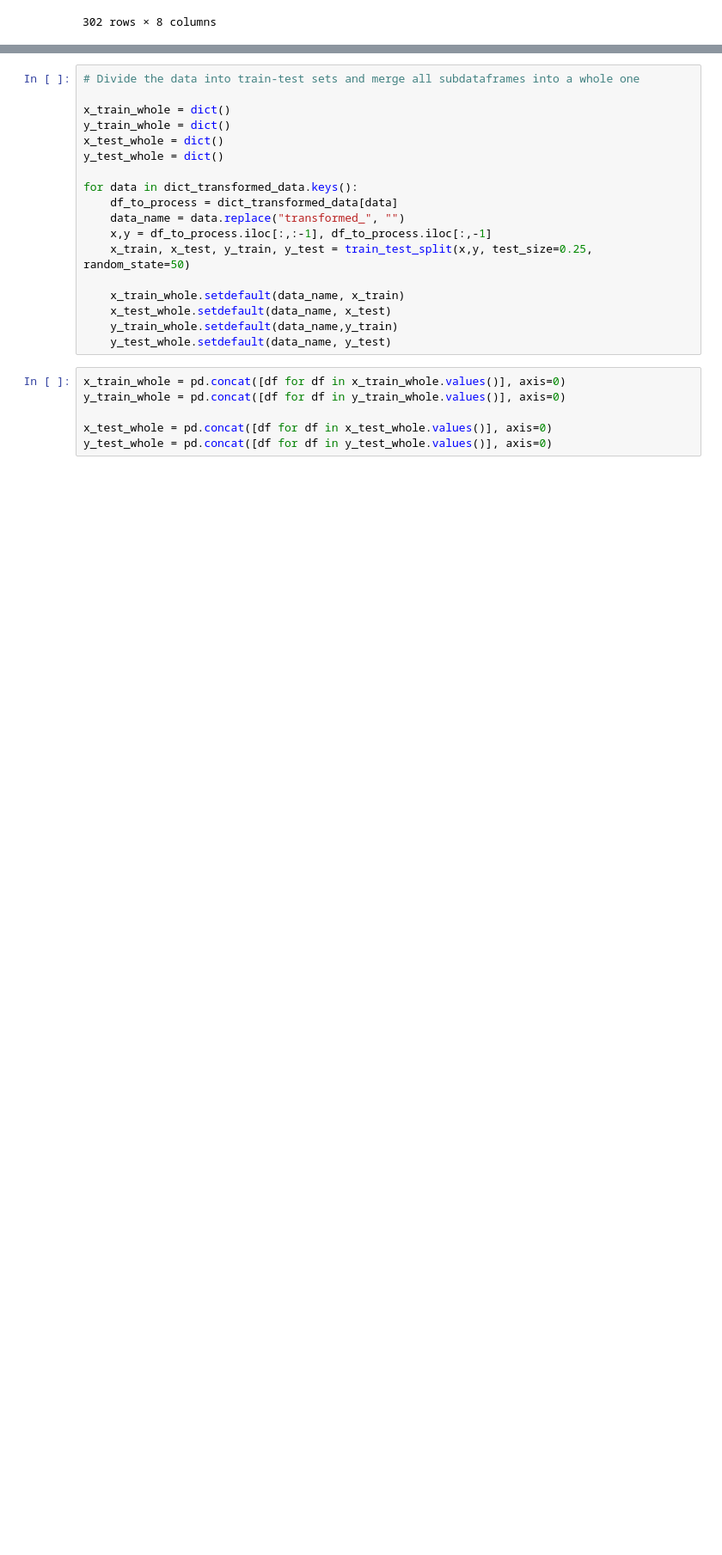
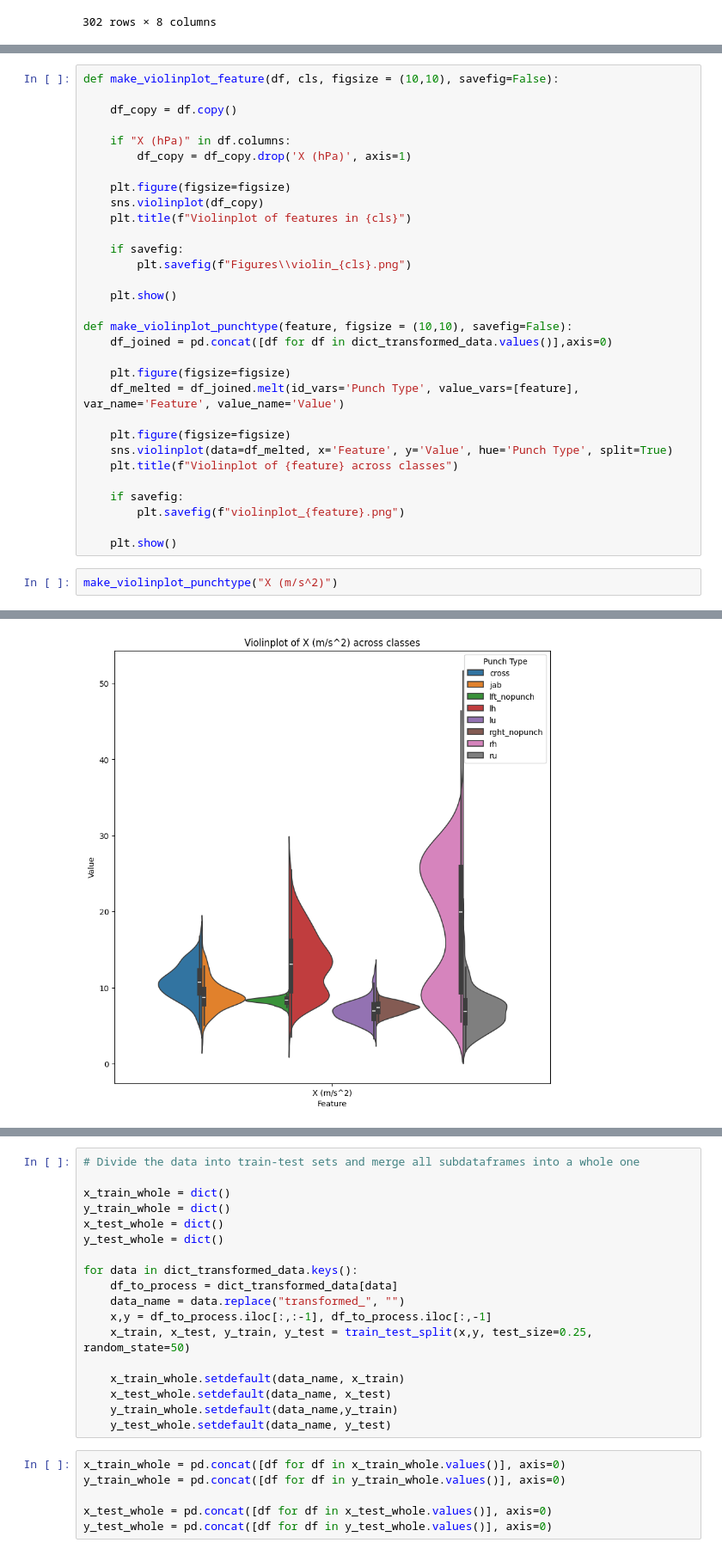
Before and after one commit to BruceLeo99/MLQS-VU-Project-Tyson, a Jupyter notebook: KNN.ipynb, the cells around one changed output, grey strips where cells are left out. Shown at 86% size. Saved outputs shown, nothing was run; the diff lists cells and outputs as text; blank space fills up the shorter version.

```diff
--- a/KNN.ipynb
+++ b/KNN.ipynb
@@ -50,0 +85,34 @@ dict_keys(['transformed_cross', 'transformed_jab', 'transformed_lft_nopunch', 't
+# %%
+def make_violinplot_feature(df, cls, figsize = (10,10), savefig=False):
+
+    df_copy = df.copy()
+
+    if "X (hPa)" in df.columns:
+        df_copy = df_copy.drop('X (hPa)', axis=1)
+
+    plt.figure(figsize=figsize)
+    sns.violinplot(df_copy)
+    plt.title(f"Violinplot of features in {cls}")
+
+    if savefig:
+        plt.savefig(f"Figures\\violin_{cls}.png")
+
+    plt.show()
+
+def make_violinplot_punchtype(feature, figsize = (10,10), savefig=False):
+    df_joined = pd.concat([df for df in dict_transformed_data.values()],axis=0)
+
+    plt.figure(figsize=figsize)
+    df_melted = df_joined.melt(id_vars='Punch Type', value_vars=[feature], var_name='Feature', value_name='Value')
+
+    plt.figure(figsize=figsize)
+    sns.violinplot(data=df_melted, x='Feature', y='Value', hue='Punch Type', split=True)
+    plt.title(f"Violinplot of {feature} across classes")
+
+    if savefig:
+        plt.savefig(f"violinplot_{feature}.png")
+
+    plt.show()
+# %%
+make_violinplot_punchtype("X (m/s^2)")
+# %% [output]
@@ -50,0 +120 @@ dict_keys(['transformed_cross', 'transformed_jab', 'transformed_lft_nopunch', 't
+[figure, added]
```
Also changed, not shown: parts of 12 cells of this notebook, 13 other files.
